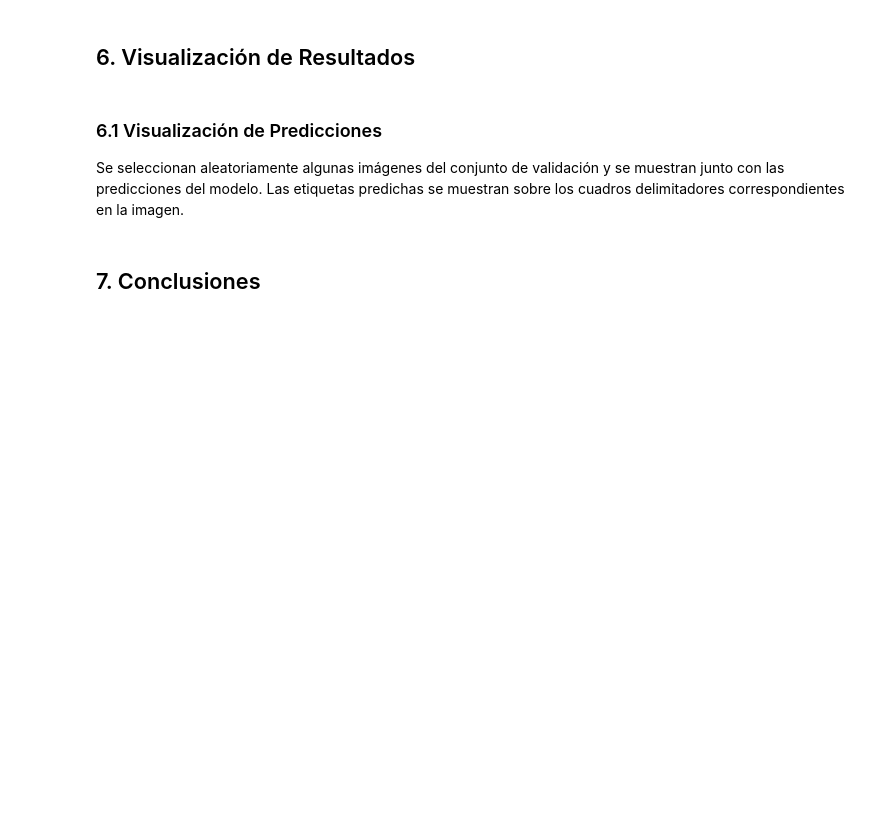
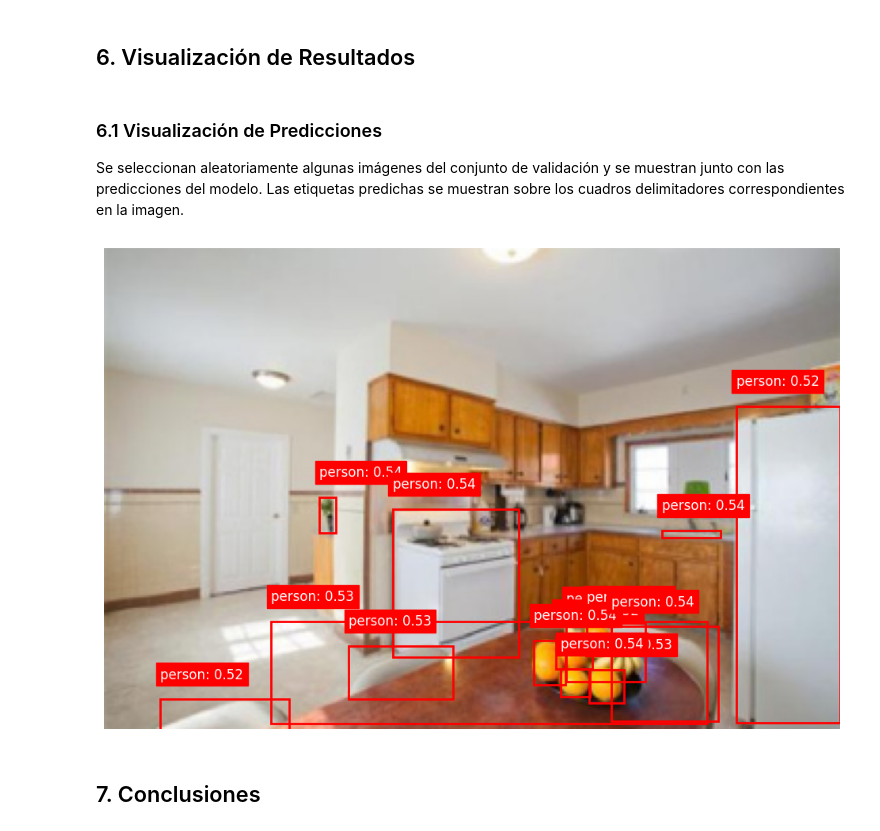
Before and after one commit to JCaballerot/Deep-Learning-Program, a Jupyter notebook: Deep_learning_program/Modulo_II/COCO_(Common_Objects_in_Context).ipynb, the cells around one changed output. Cells and saved outputs as stored; diff of their text form; code cells hidden in the pictures; blank space fills up the shorter version.

```diff
--- a/Deep_learning_program/Modulo_II/COCO_(Common_Objects_in_Context).ipynb
+++ b/Deep_learning_program/Modulo_II/COCO_(Common_Objects_in_Context).ipynb
@@ -238,8 +305,9 @@ Se añaden capas adicionales al modelo base, incluyendo una capa de GlobalAverag
 model = models.Sequential([
     base_model,
     layers.GlobalAveragePooling2D(),
+    layers.Dropout(0.25),
     layers.Dense(1024, activation='relu'),
-    layers.Dropout(0.5),
+    layers.Dropout(0.25),
     layers.Dense(num_classes, activation='sigmoid')
 ])
 # %% [markdown]
@@ -248,7 +316,7 @@ model = models.Sequential([
 Se compila el modelo utilizando el optimizador Adam y la función de pérdida binary_crossentropy, que es adecuada para tareas de clasificación multietiqueta.
 # %%
 
-model.compile(optimizer=optimizers.Adam(learning_rate=0.001),
+model.compile(optimizer=optimizers.Adam(learning_rate=0.1),
               loss='binary_crossentropy',
               metrics=['accuracy'])
 # %% [markdown]
@@ -256,7 +349,11 @@ El modelo se entrena utilizando los datos del conjunto de entrenamiento, con 10
 # %%
 
-# Entrenamiento del modelo
-history = model.fit(train_generator,
+train_gen_with_weights = data_sample_weights(train_generator, sample_weights)
+batch_size = 1000
+
+# Entrenar el modelo
+history = model.fit(train_gen_with_weights,
+                    steps_per_epoch=len(X_train) // batch_size,  # Asegúrate de calcular los pasos correctos
                     epochs=10,
                     validation_data=val_generator,
                     verbose=1)
@@ -334,3 +448,44 @@ for i in range(5):
+# %%
+import matplotlib.pyplot as plt
+import matplotlib.patches as patches
+from PIL import Image
+import numpy as np
+
+# Selecciona una imagen al azar
+image_id = coco.getImgIds()[1]  # Cambia este índice para seleccionar una imagen diferente
+image_info = coco.loadImgs(image_id)[0]
+image_path = os.path.join(image_dir, image_info['file_name'])
+
+# Carga la imagen
+image = Image.open(image_path)
+
+# Carga las anotaciones correspondientes a la imagen
+ann_ids = coco.getAnnIds(imgIds=image_info['id'])
+anns = coco.loadAnns(ann_ids)
+
+# Visualiza la imagen y sus anotaciones reales con las predicciones del modelo
+fig, ax = plt.subplots(1, figsize=(12, 9))
+ax.imshow(image)
+
+# Añade los cuadros delimitadores reales con las etiquetas predichas
+for i, ann in enumerate(anns):
+    bbox = ann['bbox']
+
+    # Suponiendo que y_pred[i] contiene las probabilidades para cada clase
+    prediction_label = category_names[np.argmax(y_pred[i])]  # Etiqueta predicha
+    prediction_prob = np.max(y_pred[i])  # Probabilidad de la etiqueta predicha
+
+    # Dibuja el cuadro delimitador real (bounding box)
+    rect = patches.Rectangle((bbox[0], bbox[1]), bbox[2], bbox[3], linewidth=2, edgecolor='r', facecolor='none')
+    ax.add_patch(rect)
+
+    # Añade la etiqueta predicha y la probabilidad encima del cuadro delimitador
+    plt.text(bbox[0], bbox[1] - 10, f"{prediction_label}: {prediction_prob:.2f}", color='white', fontsize=12, backgroundcolor='red')
+
+plt.axis('off')
+plt.show()
+# %% [output]
+[figure, added]
 # %% [markdown]
 ## 7. Conclusiones
 # %% [markdown]
```
Also changed, not shown: parts of 16 cells of this notebook.
